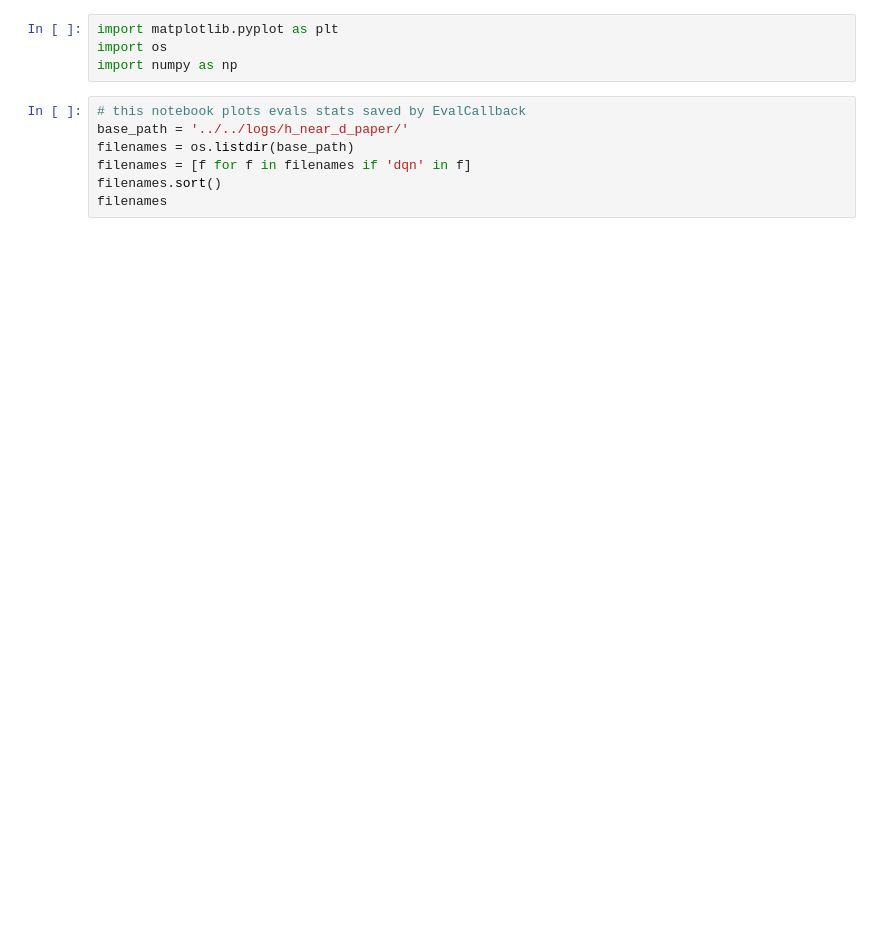
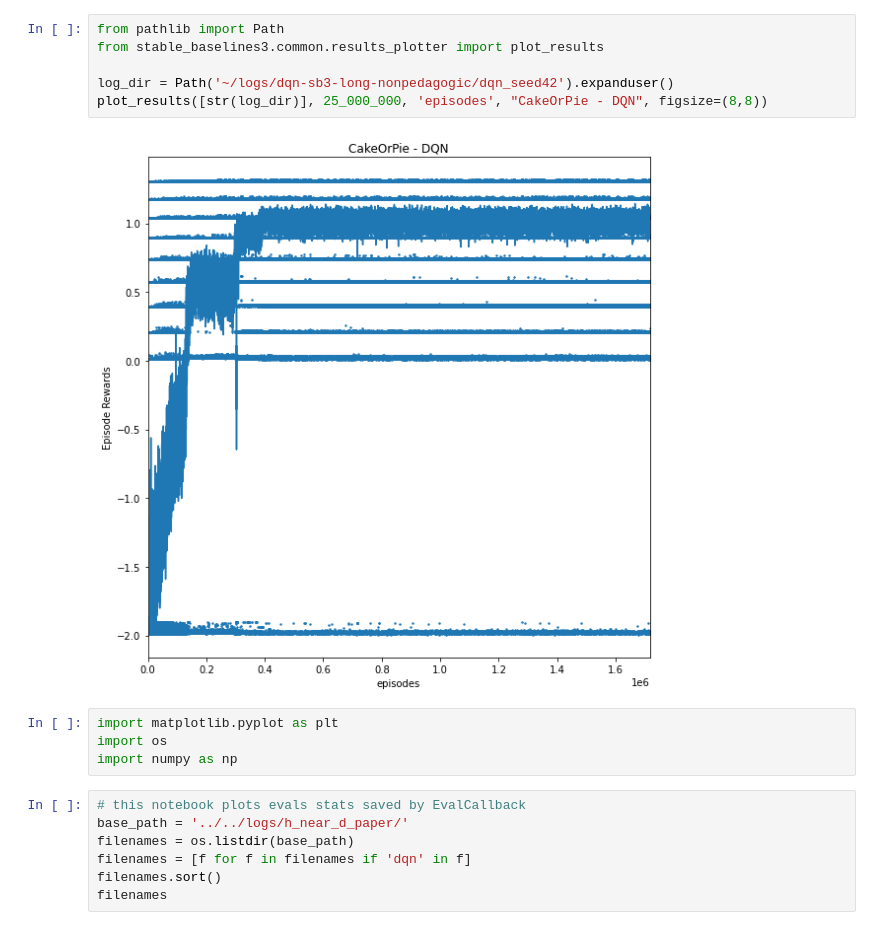
Before and after one commit to HumanCompatibleAI/assistance-games, a Jupyter notebook: src/assistance_games/plot_eval_stats.ipynb, the cells around one changed output. Cells and saved outputs as stored; diff of their text form; blank space fills up the shorter version.

```diff
--- a/src/assistance_games/plot_eval_stats.ipynb
+++ b/src/assistance_games/plot_eval_stats.ipynb
@@ -1,3 +5,11 @@
+# %%
+from pathlib import Path
+from stable_baselines3.common.results_plotter import plot_results
+
+log_dir = Path('~/logs/dqn-sb3-long-nonpedagogic/dqn_seed42').expanduser()
+plot_results([str(log_dir)], 25_000_000, 'episodes', "CakeOrPie - DQN", figsize=(8,8))
+# %% [output]
+[figure, added]
 # %%
 import matplotlib.pyplot as plt
 import os
```
Also changed, not shown: parts of 2 cells of this notebook, 7 other files.
